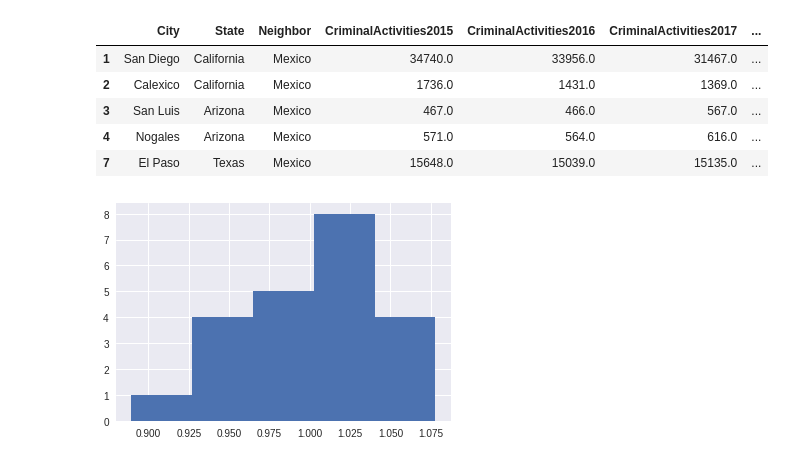
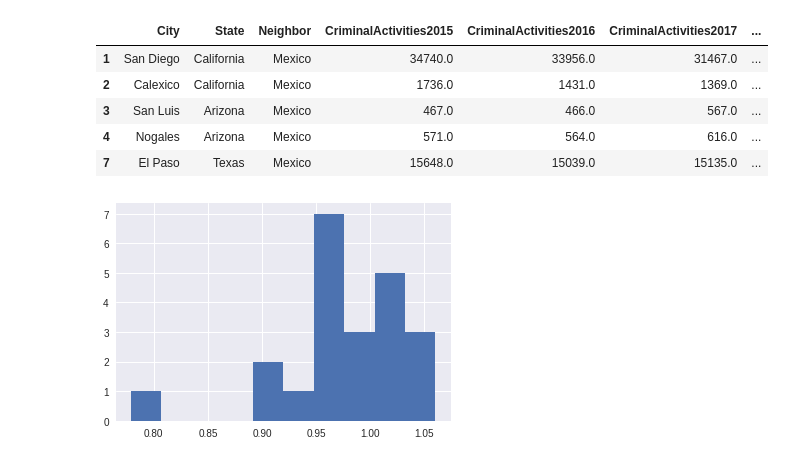
Before and after one commit to Drakensberge/crime_rates_data_commons, a Jupyter notebook: CrimeRates.ipynb, the cells around one changed output. Saved outputs shown, nothing was run; the diff lists cells and outputs as text; code cells hidden in the pictures.

```diff
--- a/CrimeRates.ipynb
+++ b/CrimeRates.ipynb
@@ -691,6 +691,6 @@ cleaned.head()
 | 4 | Nogales | Arizona | Mexico | 571.0 | 564.0 | 616.0 | ... |
 | 7 | El Paso | Texas | Mexico | 15648.0 | 15039.0 | 15135.0 | ... |
 # %%
-hist = cleaned['stat2015'].hist(bins=5)
+hist = cleaned['stat2017'].hist(bins=10)
 # %% [output]
-[figure, old version]
+[figure, new version]
```
Also changed, not shown: parts of 12 cells of this notebook.
